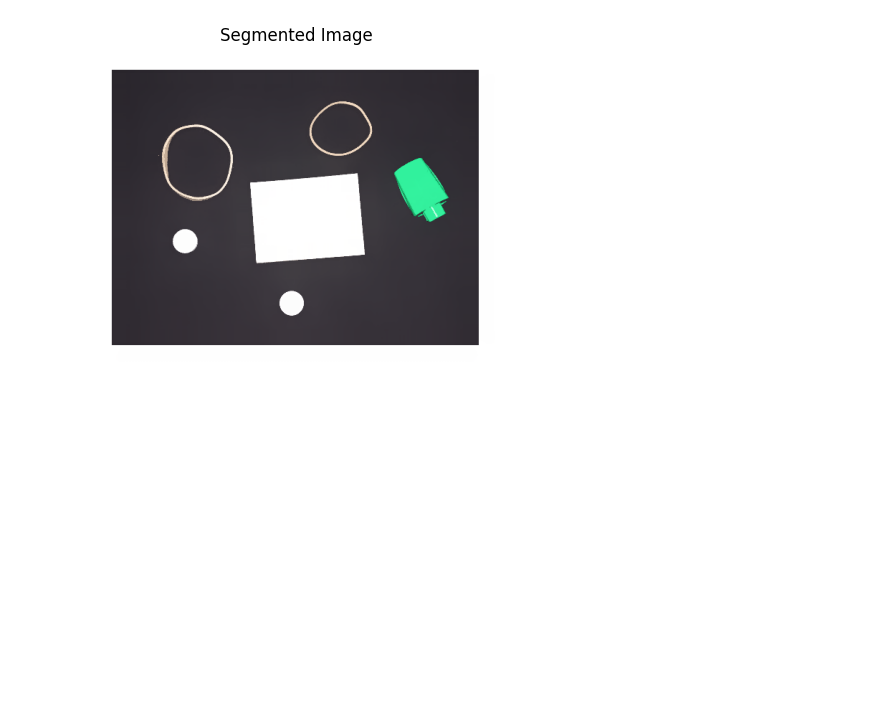
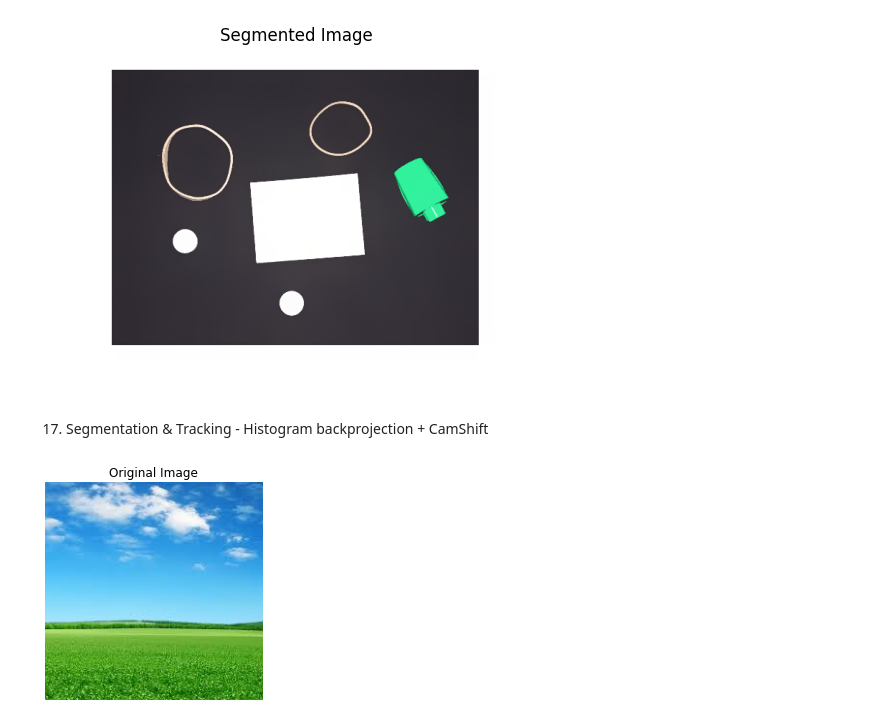
Before and after one commit to monkin77/feup-vc, a Jupyter notebook: weekly_exercises/week5.ipynb, the cells around one changed output. Saved outputs shown, nothing was run; the diff lists cells and outputs as text; code cells hidden in the pictures; blank space fills up the shorter version.

```diff
--- a/weekly_exercises/week5.ipynb
+++ b/weekly_exercises/week5.ipynb
@@ -332,3 +332,38 @@ plt.subplot(1, 2, 1), plt.imshow(segmented1), plt.title("Segmented 1"), plt.axis
 plt.subplot(1, 2, 2), plt.imshow(segmented2), plt.title("Segmented 2"), plt.axis('off')
 # %% [output]
 [figure]
+# %% [markdown]
+17. Segmentation & Tracking - Histogram backprojection + CamShift
+# %%
+# a) Use the histogram bakprojection technique – cv.calcBackProject () – to segment the sky or the grass in
+# landscape images (figure 6).
+# Theory: https://docs.opencv.org/4.x/da/d7f/tutorial_back_projection.html
+
+# Read the image
+imgPath = os.path.join(imagesDir, "hist_b-p_sky_grass_01.jpg")
+img = cv2.imread(imgPath)
+# if image is not read properly, print error message and exit
+if img is None:
+    print("Could not read the image.")
+else:
+    # Show the image
+    img_rgb = cv2.cvtColor(img, cv2.COLOR_BGR2RGB)
+    plt.imshow(img_rgb)
+    plt.title("Original Image")
+    plt.axis('off')
+    plt.show()
+
+# Transform it to HSV format
+hsv = cv2.cvtColor(img, cv2.COLOR_BGR2HSV)
+
+# For now, use only the Hue Channel (1-D histogram)
+ch = (0, 0) # channel 0, channel 0
+hue = np.empty(hsv.shape, hsv.dtype)
+cv2.mixChannels([hsv], [hue], ch)   # copy the hue channel from the image to the hue array
+
+window_img = "Source image"
+cv2.namedWindow(window_img)
+bins = 25
+cv2.createTrackbar("bins", window_img, bins, 180, nothing)
+# %% [output]
+[figure, added]
```
